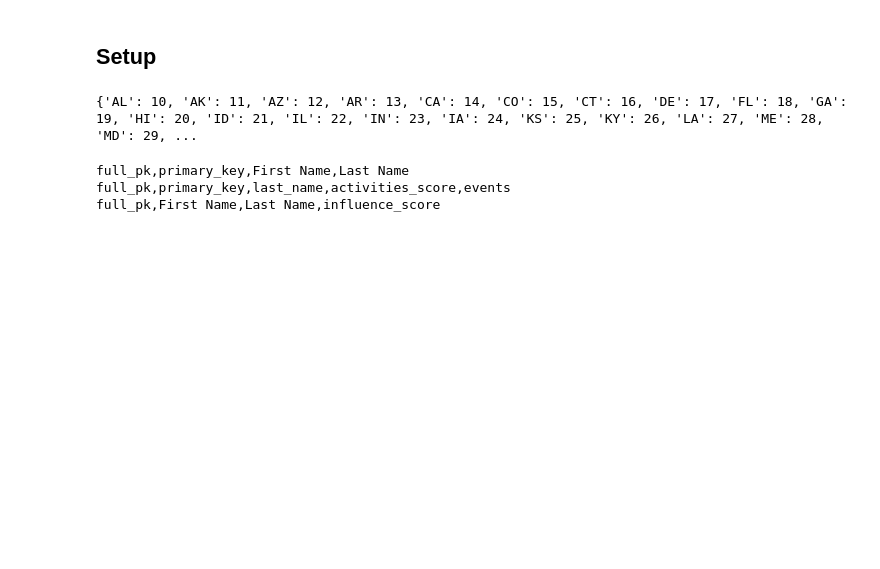
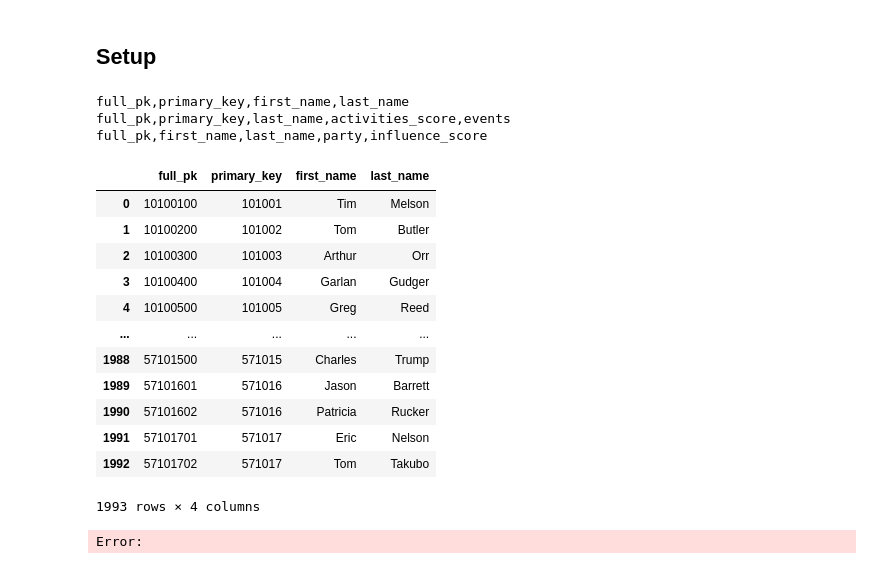
Before and after one commit to cnlutz20/THI_CPRL, a Jupyter notebook: scoring/compiling_act_and_infl_scores.ipynb, the cells around one changed output. Drawn from its saved outputs; the diff is of its cells as text; code cells hidden in the pictures; blank space fills up the shorter version.

```diff
--- a/scoring/compiling_act_and_infl_scores.ipynb
+++ b/scoring/compiling_act_and_infl_scores.ipynb
@@ -22,21 +23,44 @@ from cprl_functions.state_capture import thi_states,state_ref, state_coding, sta
 # %%
 os.chdir(r'C:\Users\clutz\THE HUNT INSTITUTE\The Hunt Institute Team Site - Documents\Development (formerly Grants Management)\!Administrative\Christian\Legislators Data\leg_data_update_10_2024\build files')
-# %%
-print(state_coding)
-# %% [output]
-{'AL': 10, 'AK': 11, 'AZ': 12, 'AR': 13, 'CA': 14, 'CO': 15, 'CT': 16, 'DE': 17, 'FL': 18, 'GA': 19, 'HI': 20, 'ID': 21, 'IL': 22, 'IN': 23, 'IA': 24, 'KS': 25, 'KY': 26, 'LA': 27, 'ME': 28, 'MD': 29, ...
 # %%
-#Get Data
-legislators_df = pd.read_csv(r'C:\Users\clutz\OneDrive - THE HUNT INSTITUTE\Documents\Data\legislator data\connectors\leg_lookup_df.csv')
-activities_df = pd.read_csv('activity_scores.csv')
-influence_df = pd.read_csv('leg_infl_df.csv')
+#Get lookup Data
+key_path = r'C:\Users\clutz\OneDrive - THE HUNT INSTITUTE\Documents\Data\legislator data\connectors'
+legislators_df = get_recent_file("*.csv", key_path)
+# legislators_df = pd.read_csv(r'C:\Users\clutz\OneDrive - THE HUNT INSTITUTE\Documents\Data\legislator data\connectors\leg_lookup_df.csv')
 
+#grab scores data
+dir_path = r'C:\Users\clutz\THE HUNT INSTITUTE\The Hunt Institute Team Site - Documents\Development (formerly Grants Management)\!Administrative\Christian\Legislators Data\leg_data_update_10_2024\build files'
+activity_file = get_recent_file("activity*.csv", dir_path)
+influence_file = get_recent_file("*infl*.csv", dir_path)
+
+#make dfs
+legislators_df = pd.read_csv(legislators_df)
+activities_df = pd.read_csv(activity_file)
+influence_df = pd.read_csv(influence_file)
+
+#testing print statement
 all_dfs = [legislators_df,activities_df,influence_df]
 for all in all_dfs:
     print(*all.columns, sep = ',')
+
+legislators_df
 # %% [output]
-full_pk,primary_key,First Name,Last Name
+full_pk,primary_key,first_name,last_name
 full_pk,primary_key,last_name,activities_score,events
-full_pk,First Name,Last Name,influence_score
+full_pk,first_name,last_name,party,influence_score
+|  | full_pk | primary_key | first_name | last_name |
+| 0 | 10100100 | 101001 | Tim | Melson |
+| 1 | 10100200 | 101002 | Tom | Butler |
+| 2 | 10100300 | 101003 | Arthur | Orr |
+| 3 | 10100400 | 101004 | Garlan | Gudger |
+| 4 | 10100500 | 101005 | Greg | Reed |
+| ... | ... | ... | ... | ... |
+| 1988 | 57101500 | 571015 | Charles | Trump |
+| 1989 | 57101601 | 571016 | Jason | Barrett |
+| 1990 | 57101602 | 571016 | Patricia | Rucker |
+| 1991 | 57101701 | 571017 | Eric | Nelson |
+| 1992 | 57101702 | 571017 | Tom | Takubo |
+1993 rows × 4 columns
+Error:
 # %%
 #narrow down scores dfs
```
Also changed, not shown: parts of 16 cells of this notebook, 6 other files.
